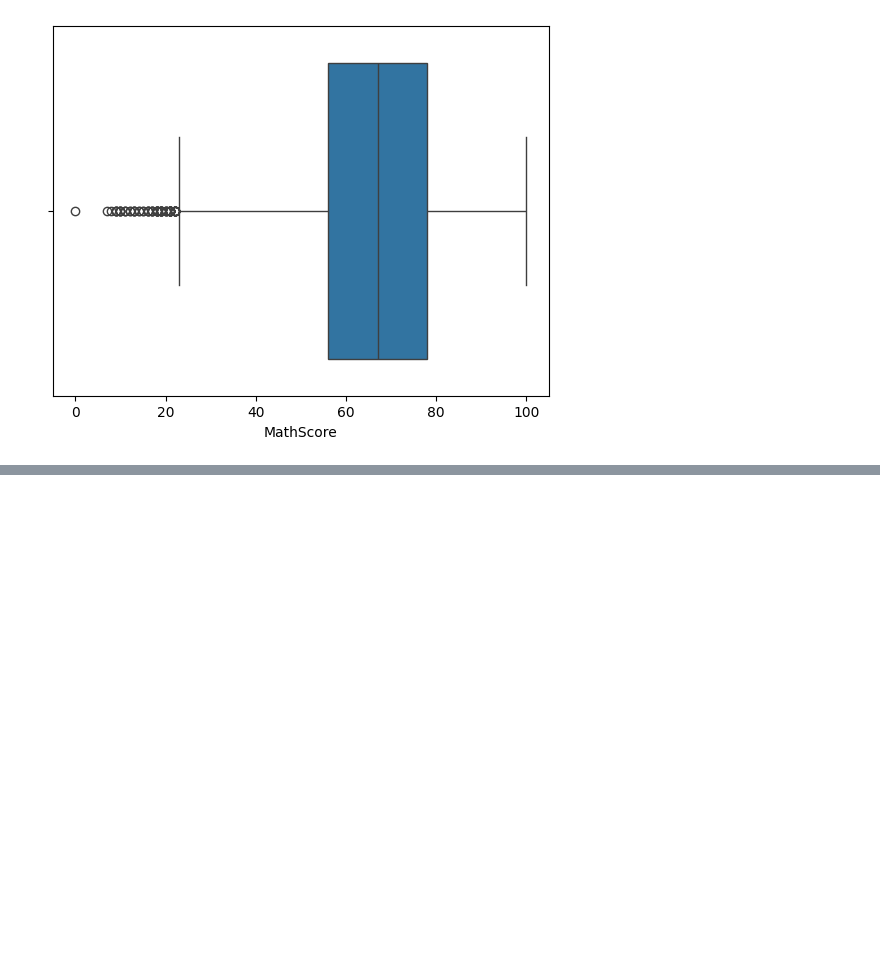
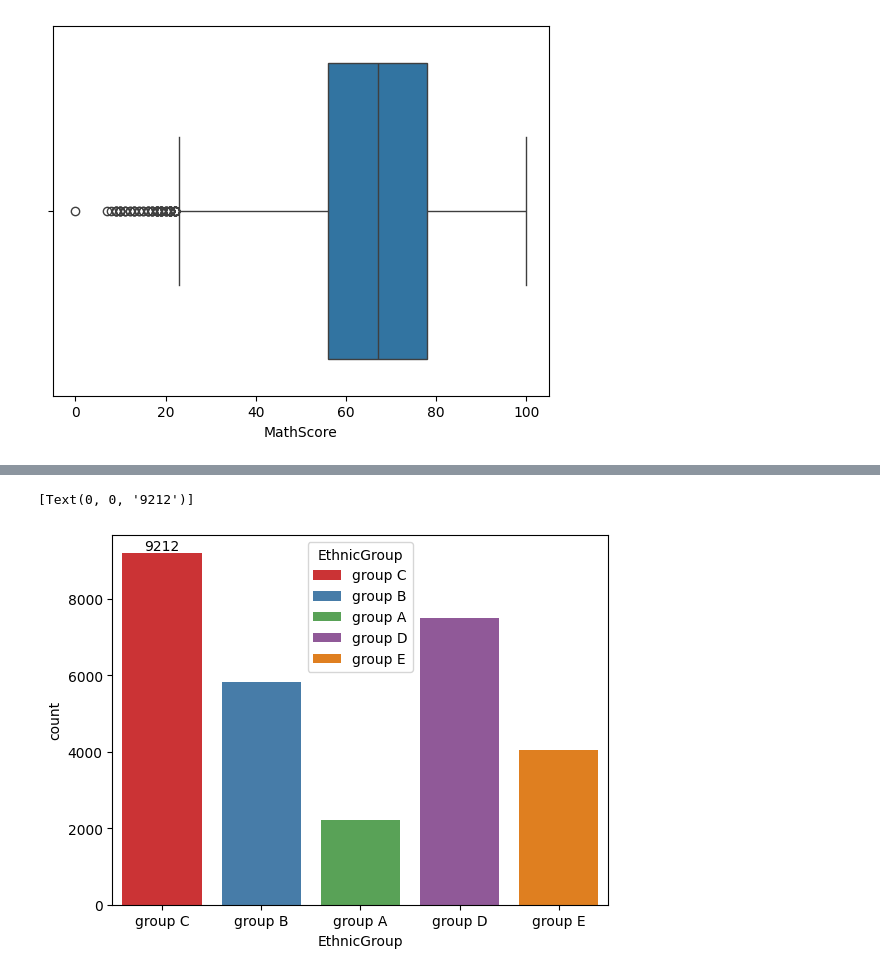
Before and after one commit to Binod-Dhami/Student_Result_Analysis, a Jupyter notebook: Student_Result_Analysis.ipynb, the cells around one changed output, grey strips where cells are left out. Cells and saved outputs as stored; diff of their text form; code cells hidden in the pictures; blank space fills up the shorter version.

```diff
--- a/Student_Result_Analysis.ipynb
+++ b/Student_Result_Analysis.ipynb
@@ -197,0 +226,8 @@ sns.boxplot(data=df, x='MathScore')
+# %%
+#to check if the value or percentage is or not
+# to view in countplot
+ax=sns.countplot(data=df,x='EthnicGroup',hue='EthnicGroup',palette='Set1')
+ax.bar_label(ax.containers[0])
+# %% [output]
+[Text(0, 0, '9212')]
+[figure, added]
```
Also changed, not shown: parts of 4 cells of this notebook.
